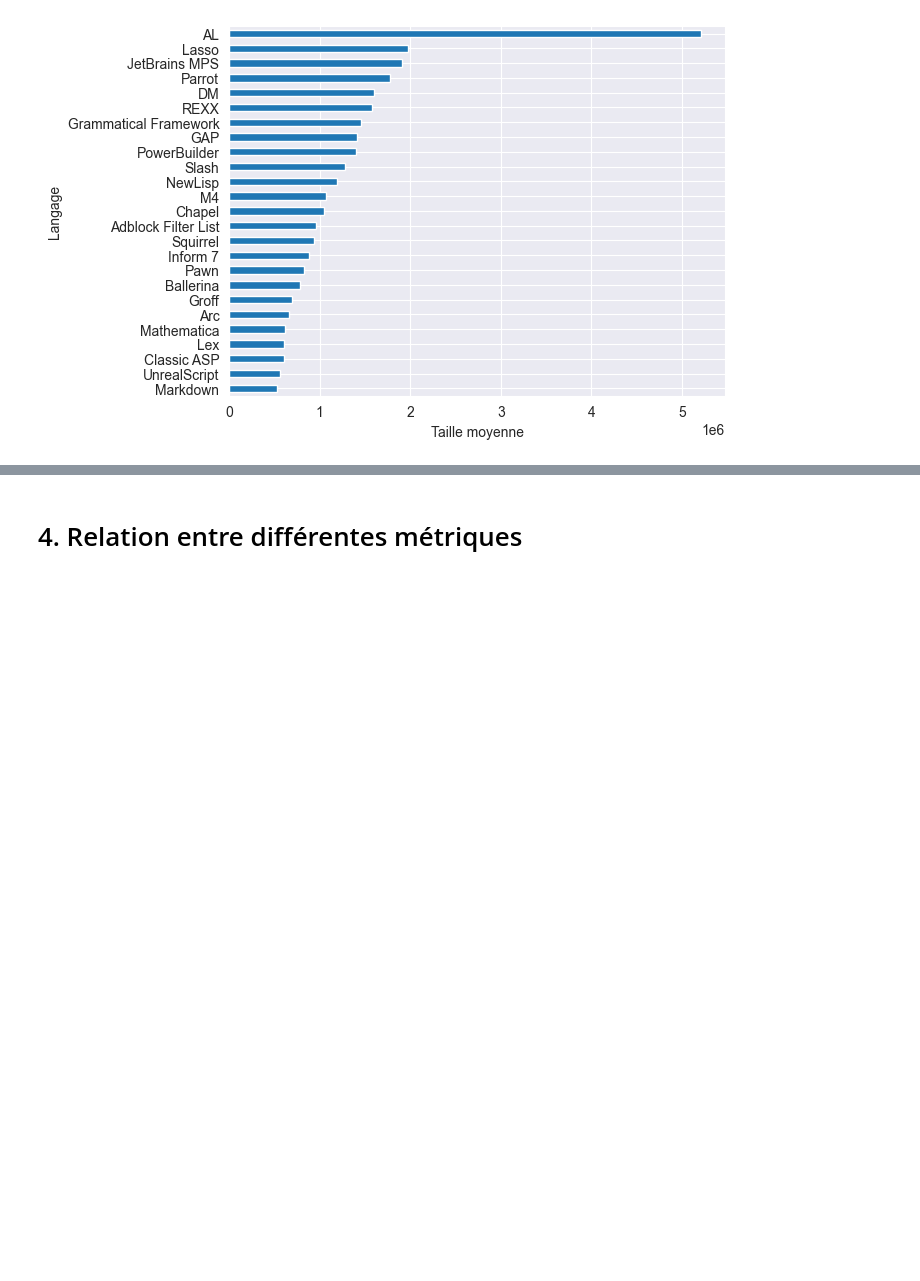
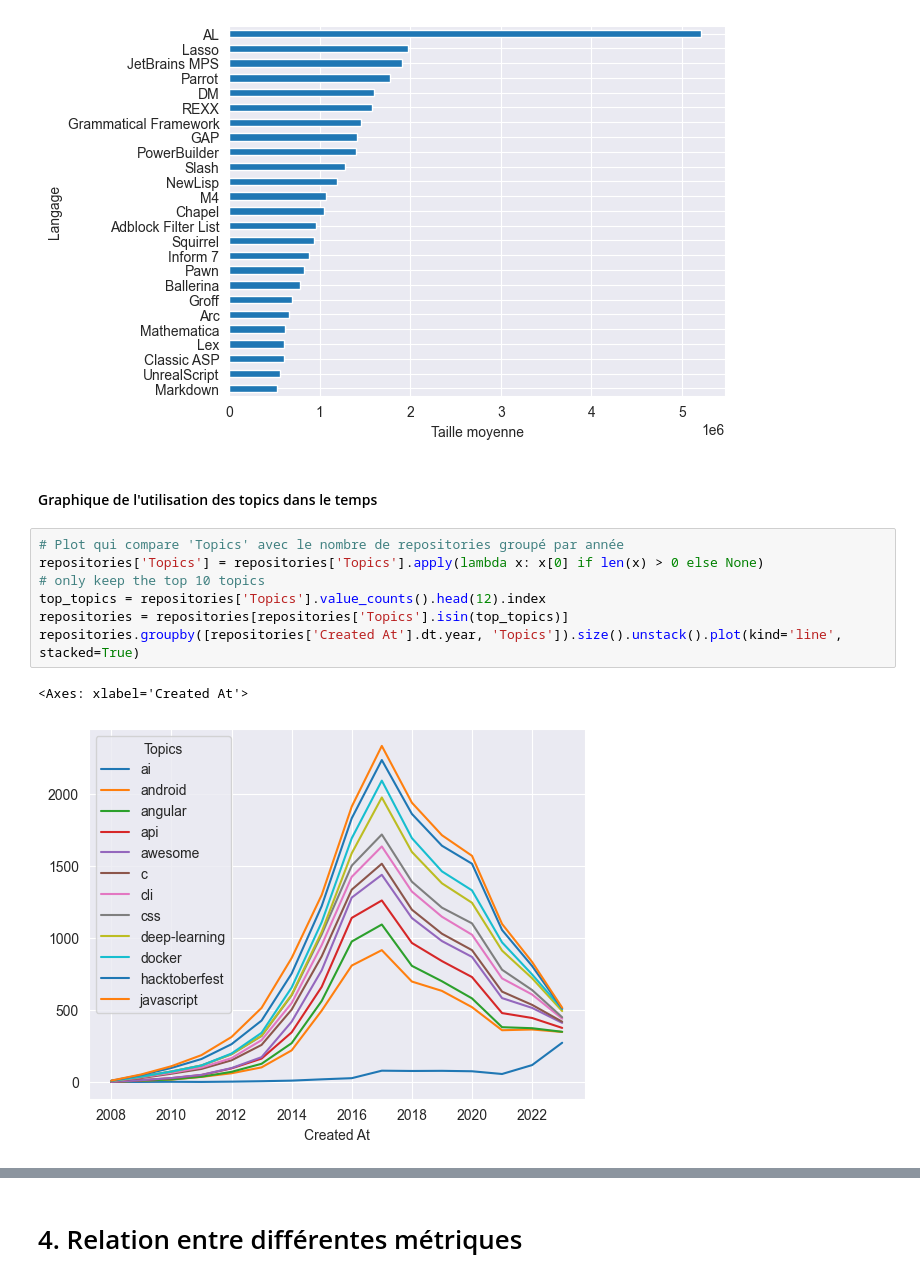
Before and after one commit to xhmyjae/stats-in-space, a Jupyter notebook: main.ipynb, the cells around one changed output, grey strips where cells are left out. Cells and saved outputs as stored; diff of their text form; blank space fills up the shorter version.

```diff
--- a/main.ipynb
+++ b/main.ipynb
@@ -107,3 +114,15 @@ plt.xlabel('Taille moyenne')
 # %% [output]
 Text(0.5, 0, 'Taille moyenne')
 [figure]
+# %% [markdown]
+#### Graphique de l'utilisation des topics dans le temps
+# %%
+# Plot qui compare 'Topics' avec le nombre de repositories groupé par année
+repositories['Topics'] = repositories['Topics'].apply(lambda x: x[0] if len(x) > 0 else None)
+# only keep the top 10 topics
+top_topics = repositories['Topics'].value_counts().head(12).index
+repositories = repositories[repositories['Topics'].isin(top_topics)]
+repositories.groupby([repositories['Created At'].dt.year, 'Topics']).size().unstack().plot(kind='line', stacked=True)
+# %% [output]
+<Axes: xlabel='Created At'>
+[figure, added]
```
Also changed, not shown: parts of 11 cells of this notebook.
